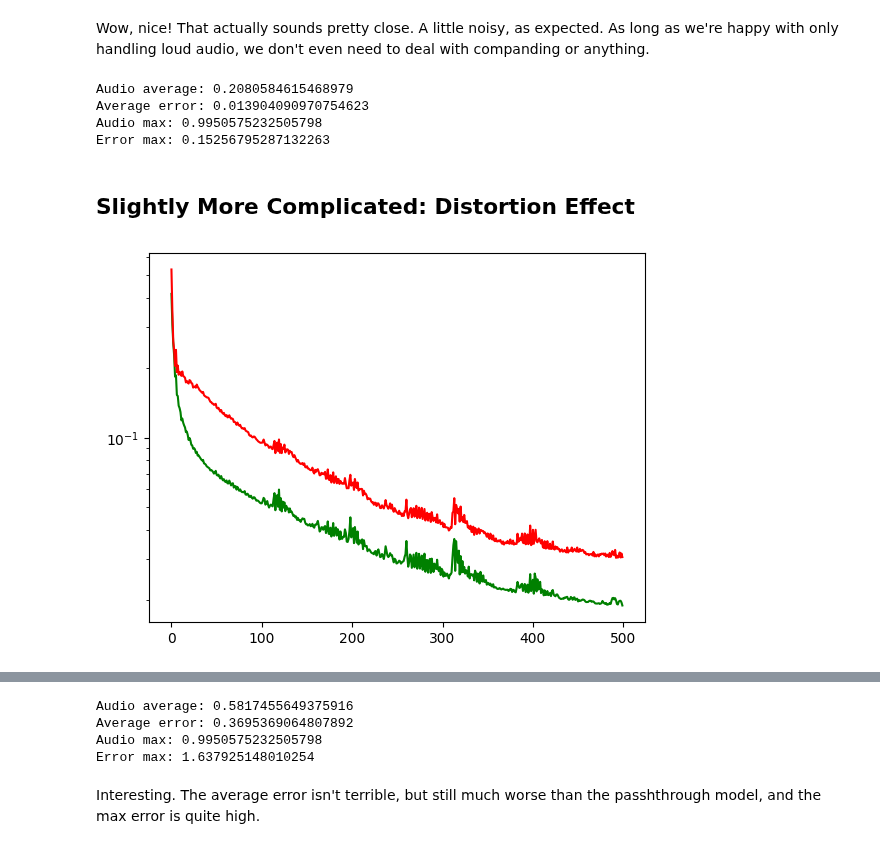
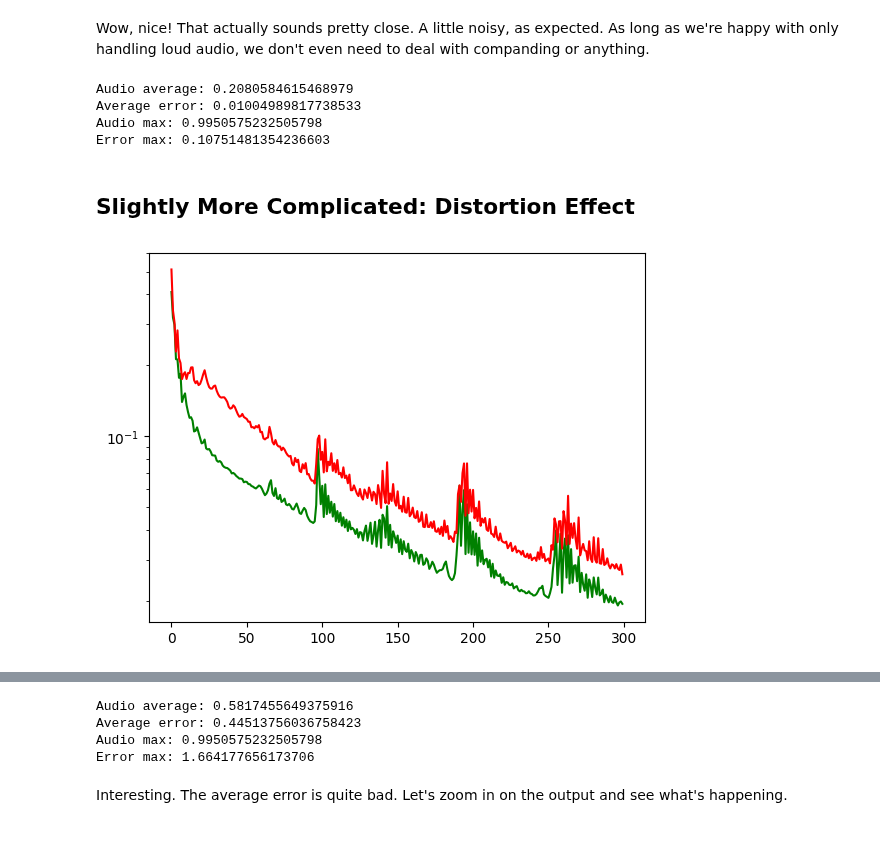
Before and after one commit to wyager/audiofx, a Jupyter notebook: audiofx.ipynb, the cells around one changed output, grey strips where cells are left out. Drawn from its saved outputs; the diff is of its cells as text; code cells hidden in the pictures.

```diff
--- a/audiofx.ipynb
+++ b/audiofx.ipynb
@@ -230,7 +230,7 @@ import torch
 import matplotlib.pyplot as plt
 
 # Each inner layer is this wide
-inner_layer_size = 256
+inner_layer_size = 512
 num_inner_layers = 5
 
 class Model:
@@ -240,10 +240,10 @@ class Model:
         self.device = device
     def eval(self, inputs):
         # Run the model forward
-        vec = torch.nn.functional.relu(inputs @ self.input_layer + self.input_biases)
+        vec = torch.nn.functional.gelu(inputs @ self.input_layer + self.input_biases)
         for i,layer in enumerate(self.inner_layers):
             bias = self.inner_biases[i]
-            vec = torch.nn.functional.relu(vec @ layer + bias)
+            vec = torch.nn.functional.gelu(vec @ layer + bias)
         vec = vec @ self.output_layer + self.output_bias
         return vec
 
@@ -414,22 +414,22 @@ print(f"Audio max: {listen_audio.max()}")
 print(f"Error max: {err.max()}")
 # %% [output]
 Audio average: 0.2080584615468979
-Average error: 0.013904090970754623
+Average error: 0.01004989817738533
 Audio max: 0.9950575232505798
-Error max: 0.15256795287132263
+Error max: 0.10751481354236603
 # %% [markdown]
 ## Slightly More Complicated: Distortion Effect
 # %%
 def distort(audio):
     return np.tanh(audio*5)
 
 distort_data = generate_slices_from_pairs([(dry, distort(dry)) for dry in dry_audio],
                                            context_window,
                                            slices_per_pair)
 
-distort_model = train(distort_data, epoch_count = 500)
+distort_model = train(distort_data, epoch_count = 300)
 # %% [output]
-[figure, old version]
+[figure, new version]
 # %%
 Audio(distort(listen_audio), rate=sample_rate)
 # %% [output]
@@ -450,8 +450,8 @@ print(f"Audio max: {listen_audio.max()}")
 print(f"Error max: {err.max()}")
 # %% [output]
 Audio average: 0.5817455649375916
-Average error: 0.3695369064807892
+Average error: 0.44513756036758423
 Audio max: 0.9950575232505798
-Error max: 1.637925148010254
+Error max: 1.664177656173706
 # %% [markdown]
-Interesting. The average error isn't terrible, but still much worse than the passhthrough model, and the max error is quite high.
+Interesting. The average error is quite bad. Let's zoom in on the output and see what's happening.
```
Also changed, not shown: parts of 4 cells of this notebook.
